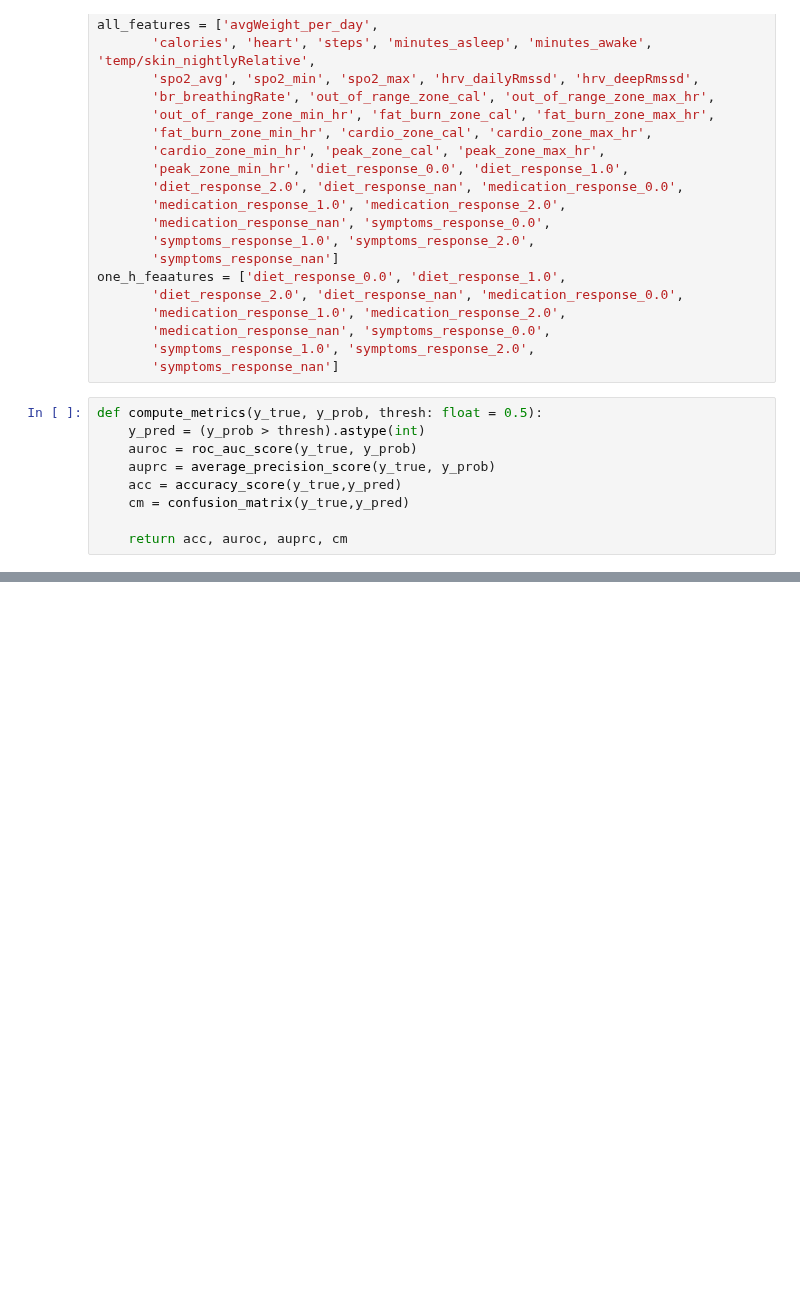
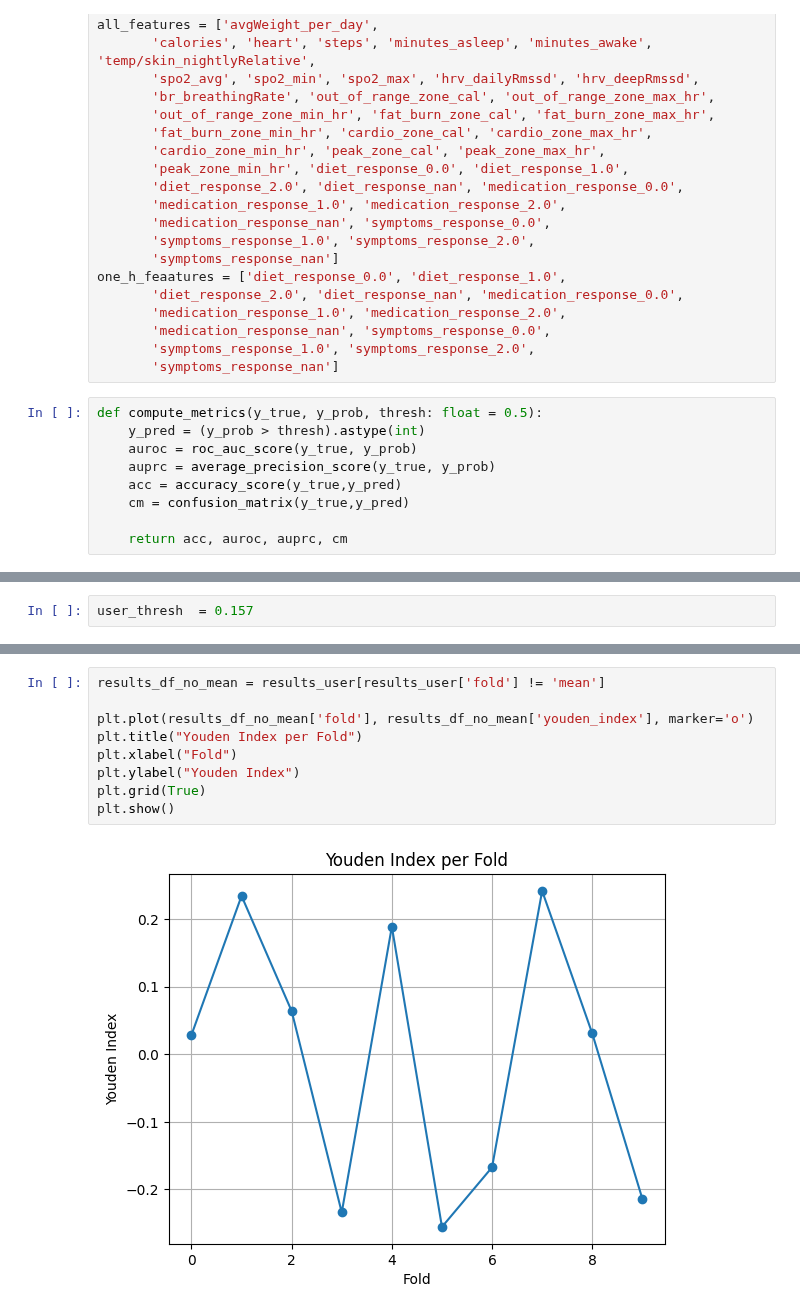
Before and after one commit to jhdaws/mhealth_classification, a Jupyter notebook: rf_xgboost/xgboost_final.ipynb, the cells around one changed output, grey strips where cells are left out. Drawn from its saved outputs; the diff is of its cells as text; blank space fills up the shorter version.

```diff
--- a/rf_xgboost/xgboost_final.ipynb
+++ b/rf_xgboost/xgboost_final.ipynb
@@ -407,0 +464,2 @@ fb_data
+# %%
+user_thresh  = 0.157
@@ -407,0 +552,11 @@ fb_data
+# %%
+results_df_no_mean = results_user[results_user['fold'] != 'mean']
+
+plt.plot(results_df_no_mean['fold'], results_df_no_mean['youden_index'], marker='o')
+plt.title("Youden Index per Fold")
+plt.xlabel("Fold")
+plt.ylabel("Youden Index")
+plt.grid(True)
+plt.show()
+# %% [output]
+[figure, added]
```
Also changed, not shown: parts of 60 cells of this notebook.
